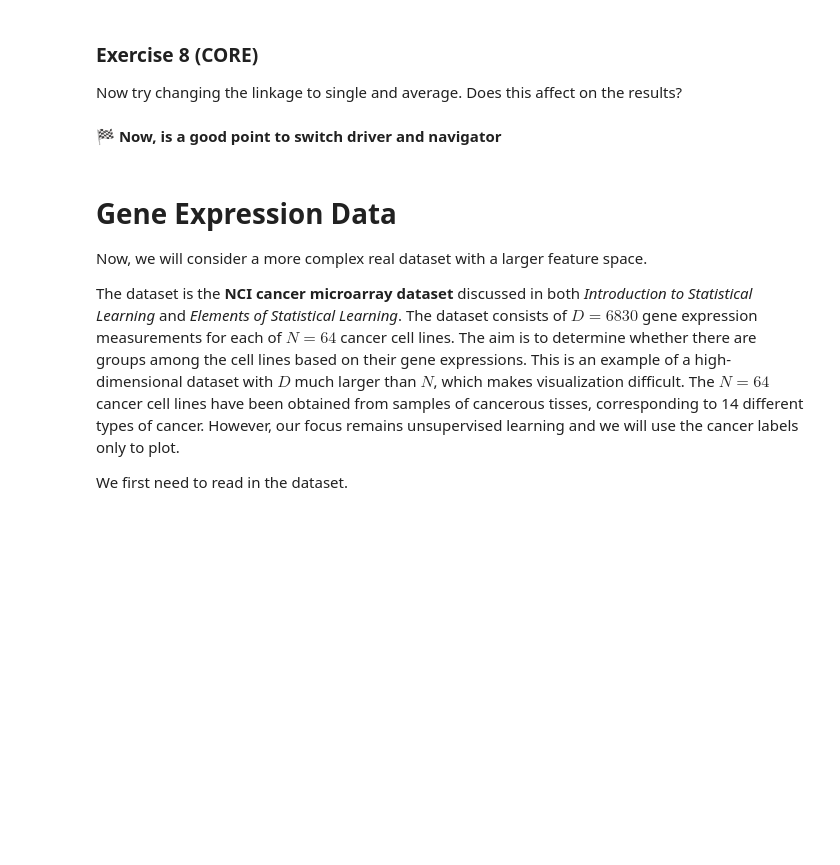
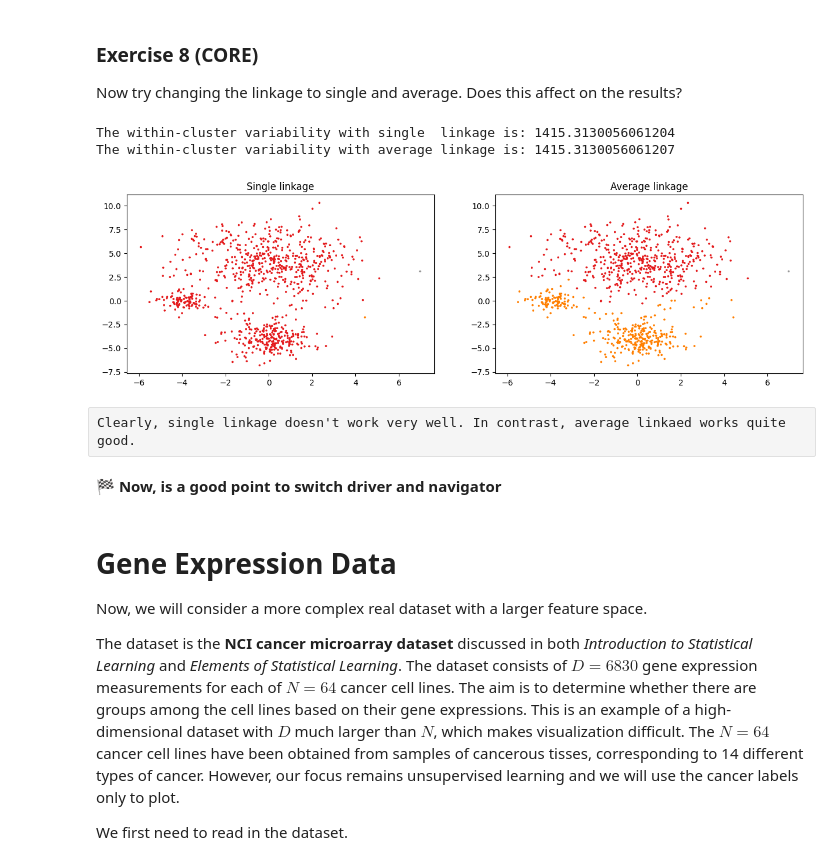
Before and after one commit to nikitajegorovs/MLiP, a Jupyter notebook: mlp_week03.ipynb, the cells around one changed output. Drawn from its saved outputs; the diff is of its cells as text; code cells hidden in the pictures; blank space fills up the shorter version.

```diff
--- a/mlp_week03.ipynb
+++ b/mlp_week03.ipynb
@@ -321,25 +325,29 @@ print(kmeans_dend_comp.inertia_)
 
 Now try changing the linkage to single and average. Does this affect on the results?
 # %%
-# I am going to keep the number of clusters the same so that we can compare.
+hc_single = hierarchy.linkage(X, method = 'single')
+labels_single = hierarchy.cut_tree(hc_single, n_clusters = 3)
+kmeans_single = KMeans(init = 'k-means++', n_init = 5, random_state = 200).fit(X)
 
-hc_single = hierarchy.linkage(X, method = 'single')
+
 hc_average = hierarchy.linkage(X, method = 'average')
-
-labels_dend_single = hierarchy.cut_tree(hc_single, n_clusters = 3)
-labels_dend_average = hierarchy.cut_tree(hc_average, n_clusters = 3)
-
-kmeans_dend_single = KMeans(init = 'k-means++', n_init = 5, random_state = 200).fit(X)
-kmeans_dend_average = KMeans(init = 'k-means++', n_init = 5, random_state = 200).fit(X)
+labels_average = hierarchy.cut_tree(hc_average, n_clusters = 3)
+kmeans_average = KMeans(init = 'k-means++', n_init = 5, random_state = 200).fit(X)
 
 fig, axs = plt.subplots(1,2, figsize = (15,4))
-axs[0].scatter(X[:,0], X[:,1], c = labels_dend_single, s=2.5, cmap='Set1')
+axs[0].scatter(X[:,0], X[:,1], c = labels_single, s=2.5, cmap='Set1')
 axs[0].set_title('Single linkage')
-axs[1].scatter(X[:,0], X[:,1], c = labels_dend_average, s = 2.5, cmap ='Set1')
+axs[1].scatter(X[:,0], X[:,1], c = labels_average, s = 2.5, cmap ='Set1')
 axs[1].set_title('Average linkage')
 
-print("The within-cluster variability with single linkage is: " + str(kmeans_dend_single.inertia_))
-print("The within-cluster variability with average linkage is: " + str(kmeans_dend_average.inertia_))
+print("The within-cluster variability with single  linkage is: " + str(kmeans_single.inertia_))
+print("The within-cluster variability with average linkage is: " + str(kmeans_average.inertia_))
+# %% [output]
+The within-cluster variability with single  linkage is: 1415.3130056061204
+The within-cluster variability with average linkage is: 1415.3130056061207
+[figure, added]
+# %% [raw]
+Clearly, single linkage doesn't work very well. In contrast, average linkaed works quite good.
 # %% [markdown]
 🏁 **Now, is a good point to switch driver and navigator**
 # %% [markdown]
```
Also changed, not shown: parts of 9 cells of this notebook.
